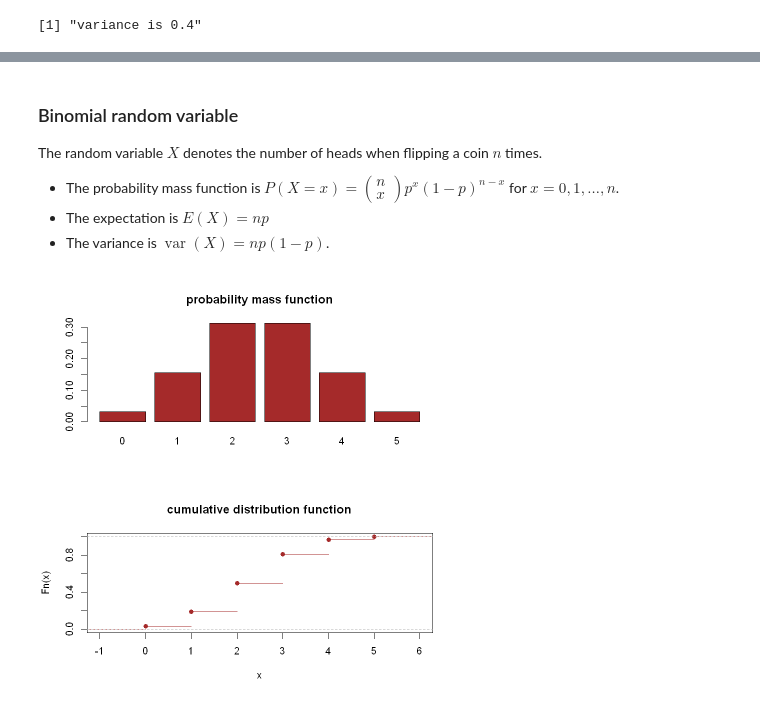
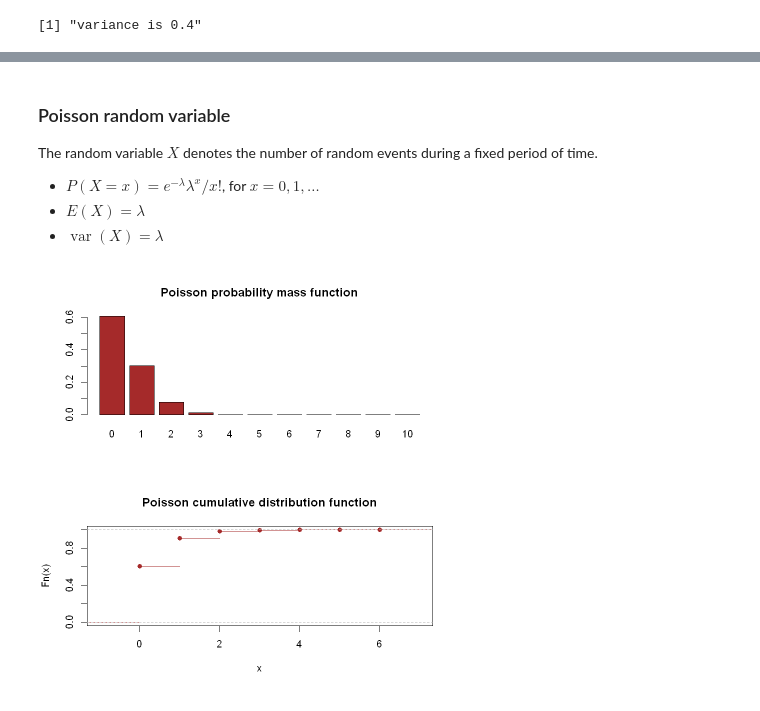
Before and after one commit to lliu1871/book, a Jupyter notebook: binf8441/_sources/chap2.ipynb, the cells around one changed output, grey strips where cells are left out. Drawn from its saved outputs; the diff is of its cells as text; code cells hidden in the pictures.

```diff
--- a/binf8441/_sources/chap2.ipynb
+++ b/binf8441/_sources/chap2.ipynb
@@ -245,15 +464,14 @@ plot(ecdf(c(0,1)),col="brown",main="cumulative distribution function")
 # %% [markdown]
-### Binomial random variable
-The random variable $X$ denotes the number of heads when flipping a coin $n$ times.
-- The probability mass function is $P(X=x)=\left(\begin{array}{l}
-n \\x \end{array}\right) p^{x}(1-p)^{n-x}$ for $x=0,1, \ldots, n$.
-- The expectation is $E(X)=np$
-- The variance is $\operatorname{var}(X)=np(1-p)$.
+### Poisson random variable
+The random variable $X$ denotes the number of random events during a fixed period of time.
+- $P(X=x)=e^{-\lambda} \lambda^{x} / x !$, for $x=0,1, \ldots$
+- $E(X)=\lambda$
+- $\operatorname{var}(X)=\lambda$
 # %%
 par(mfrow=c(2,1))
-p = dbinom(0:5,5,0.5)
-names(p) = 0:5
-barplot(p,col="brown",main="probability mass function")
-plot(ecdf(sample(0:5,size=10000,replace=TRUE, prob=p)),col="brown",main="cumulative distribution function")
+p = dpois(0:10, 0.5)
+names(p) = 0:10
+barplot(p,col="brown",main="Poisson probability mass function")
+plot(ecdf(sample(0:10,size=10000,replace=TRUE, prob=p)),col="brown",main="Poisson cumulative distribution function")
 # %% [output]
-[figure, old version]
+[figure, new version]
```
Also changed, not shown: parts of 22 cells of this notebook, 30 other files.
